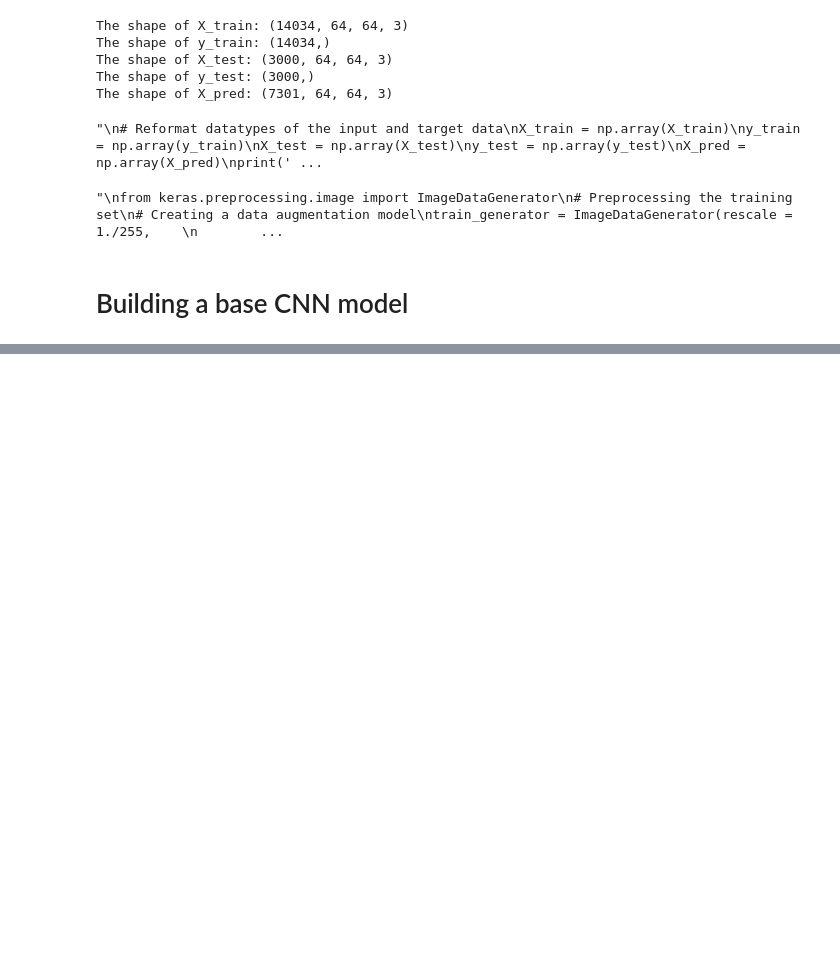
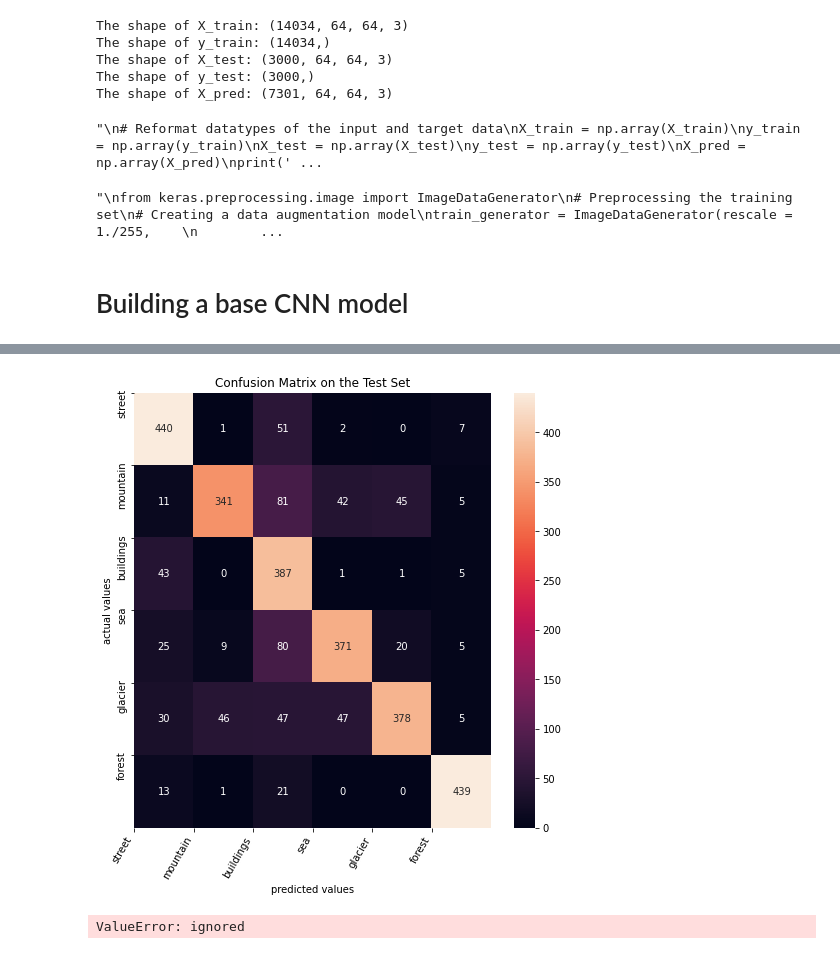
Before and after one commit to HuyenNguyenHelen/INFO-5505---Machine-learning, a Jupyter notebook: HuyenNguyen_Assignment_6.ipynb, the cells around one changed output, grey strips where cells are left out. Cells and saved outputs as stored; diff of their text form; code cells hidden in the pictures; blank space fills up the shorter version.

```diff
--- a/HuyenNguyen_Assignment_6.ipynb
+++ b/HuyenNguyen_Assignment_6.ipynb
@@ -375,11 +397,12 @@ print('The generalized scores of the model:')
 print('Accuracy: ', np.mean(fold_accuracy))
 print('Loss: ', np.mean(fold_loss))
 '''
+# %%
+# Preprocessing the train and test data
+train_generated = train_generator.flow(X_train, y_train, batch_size=32)
+test_generated = test_generator.flow(X_test, y_test, batch_size=32, shuffle=False)
 # %%
 # Fitting the model in the whole training set
-
-train_generated = train_generator.flow(X_train, y_train, batch_size=32)
-test_generated = test_generator.flow(X_test, y_test, batch_size=32)
 
 cnn2.fit(train_generated, epochs = 5,  verbose = 1)
 model_loss, model_accuracy = cnn2.evaluate(test_generated)
@@ -400,17 +450,17 @@ y_test_pred
 # %%
 # Evaluating the model with confusion matrix
-from sklearn.metrics import confusion_matrix
 conf_matrix = confusion_matrix(y_test, y_test_pred)
-
 ## Visualizing the confusion matrix
-plt.figure(figsize=(10,10))
-labels = [label for label in encoded_labels.keys() ]
+plt.figure(figsize=(8,8))
 sns.heatmap(conf_matrix, annot = True, fmt=".0f" )
 plt.xticks(np.arange(6), labels, rotation = 60, ha='right' )
 plt.yticks(np.arange(6), labels)
 plt.xlabel ('predicted values')
 plt.ylabel ('actual values')
+plt.title('Confusion Matrix on the Test Set')
 plt.show()
+# %% [output]
+[figure, added]
 # %%
 # Plotting the performance of the model over training
 plt.plot(history.history['accuracy'], label = 'train_accuracy')
@@ -428,12 +478,16 @@ pred_generated = pred_generator.flow(X_pred, batch_size=32)
 y_pred = cnn2.predict(pred_generated, batch_size=32)
 # %%
 # Defining the function for predicting the unseen data
-def pred_image(path):
-    image=Image.open(path)
-    image=image.resize((64,64))
-    x=np.array(image)
-    x=np.expand_dims(x,axis=0)
-    classs=model.predict_classes(x)
-    l=os.listdir('../input/intel-image-classification/seg_train/seg_train')
-    l.sort()
-    return l[classs[0]]
+import PIL
+from PIL import Image
+def pred_image(root_path, index):
+  file_paths = gb.glob(pathname = root_path+'/*.jpg')
+  image=Image.open(file_paths[index])
+  #x=np.array(image)
+  #x=np.expand_dims(x,axis=0)
+  label=cnn2.predict_classes(image)
+  return image, plt.title(label)
+
+pred_image(pred_path, 2)
+# %% [output]
+ValueError: ignored
```
Also changed, not shown: parts of 6 cells of this notebook.
